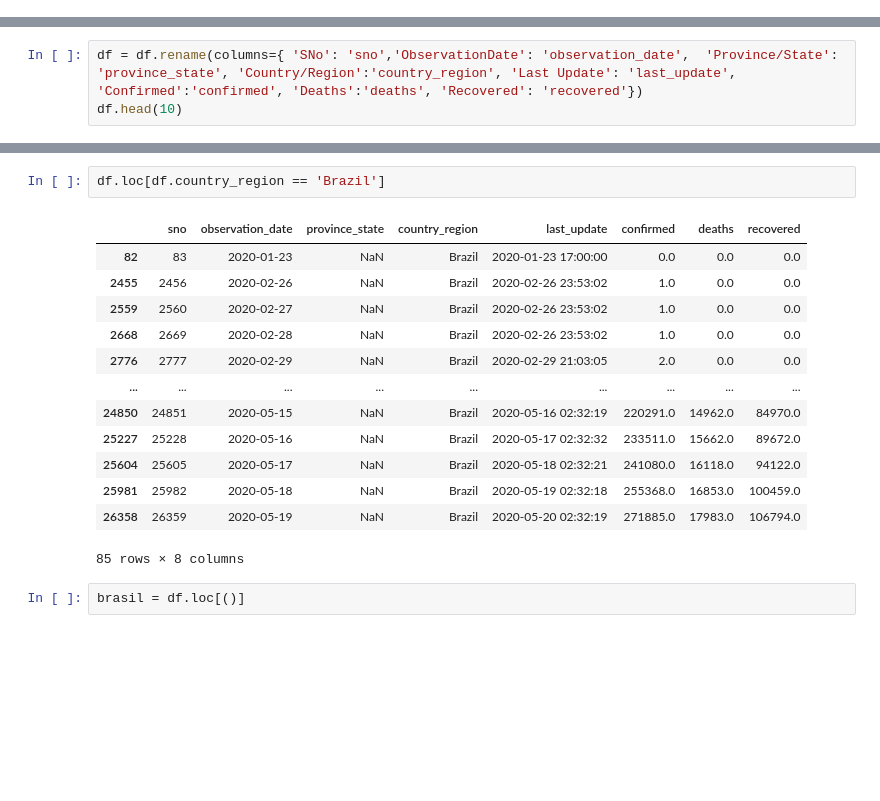
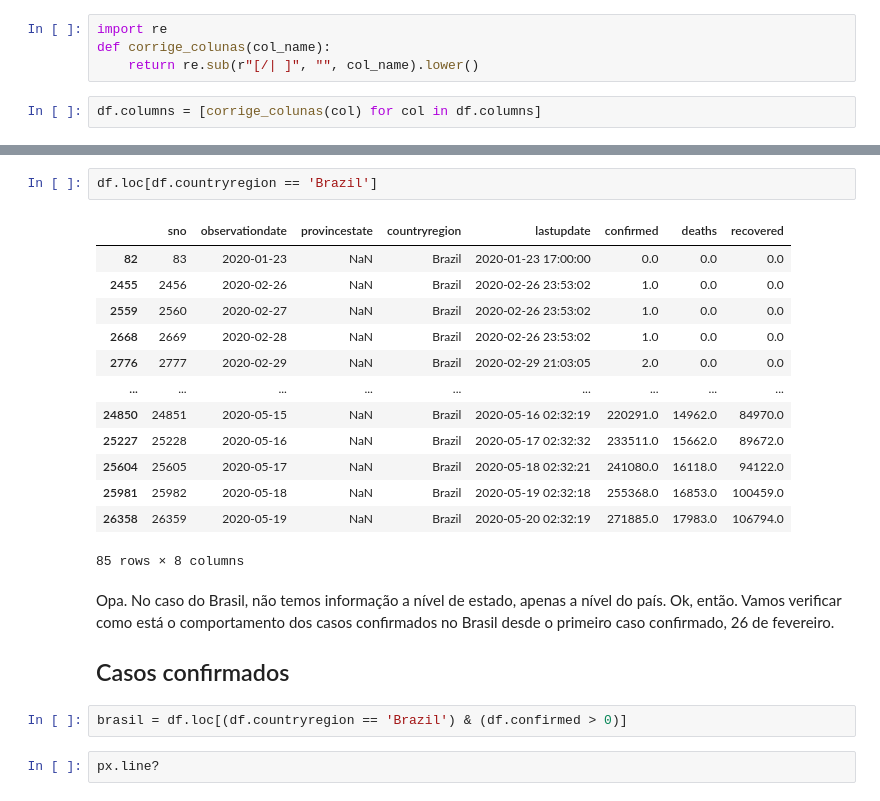
Before and after one commit to JpLimags/modelo_de_predicao_da_COVID, a Jupyter notebook: analise_covid19.ipynb, the cells around one changed output, grey strips where cells are left out. Drawn from its saved outputs; the diff is of its cells as text; blank space fills up the shorter version.

```diff
--- a/analise_covid19.ipynb
+++ b/analise_covid19.ipynb
@@ -41,3 +52,9 @@ dtype: object
+# %%
+import re
+def corrige_colunas(col_name):
+    return re.sub(r"[/| ]", "", col_name).lower()
+# %%
+df.columns = [corrige_colunas(col) for col in df.columns]
 # %%
 df
 # %% [output]
@@ -59,3 +73,0 @@ df
-# %%
-df = df.rename(columns={ 'SNo': 'sno','ObservationDate': 'observation_date',  'Province/State': 'province_state', 'Country/Region':'country_region', 'Last Update': 'last_update', 'Confirmed':'confirmed', 'Deaths':'deaths', 'Recovered': 'recovered'})
-df.head(10)
@@ -76,7 +80,7 @@ df.head(10)
 # %%
-df.loc[df.country_region == 'Brazil']
+df.loc[df.countryregion == 'Brazil']
 # %% [output]
-|  | sno | observation_date | province_state | country_region | last_update | confirmed | deaths | recovered |
+|  | sno | observationdate | provincestate | countryregion | lastupdate | confirmed | deaths | recovered |
 | 82 | 83 | 2020-01-23 | NaN | Brazil | 2020-01-23 17:00:00 | 0.0 | 0.0 | 0.0 |
 | 2455 | 2456 | 2020-02-26 | NaN | Brazil | 2020-02-26 23:53:02 | 1.0 | 0.0 | 0.0 |
 | 2559 | 2560 | 2020-02-27 | NaN | Brazil | 2020-02-26 23:53:02 | 1.0 | 0.0 | 0.0 |
@@ -89,5 +93,11 @@ df.loc[df.country_region == 'Brazil']
 | 25981 | 25982 | 2020-05-18 | NaN | Brazil | 2020-05-19 02:32:18 | 255368.0 | 16853.0 | 100459.0 |
 | 26358 | 26359 | 2020-05-19 | NaN | Brazil | 2020-05-20 02:32:19 | 271885.0 | 17983.0 | 106794.0 |
 85 rows × 8 columns
+# %% [markdown]
+Opa. No caso do Brasil, não temos informação a nível de estado, apenas a nível do país. Ok, então. Vamos verificar como está o comportamento dos casos confirmados no Brasil desde o primeiro caso confirmado, 26 de fevereiro.
+
+## Casos confirmados
 # %%
-brasil = df.loc[()]
+brasil = df.loc[(df.countryregion == 'Brazil') & (df.confirmed > 0)]
+# %%
+px.line?
```
Also changed, not shown: parts of 42 cells of this notebook.
